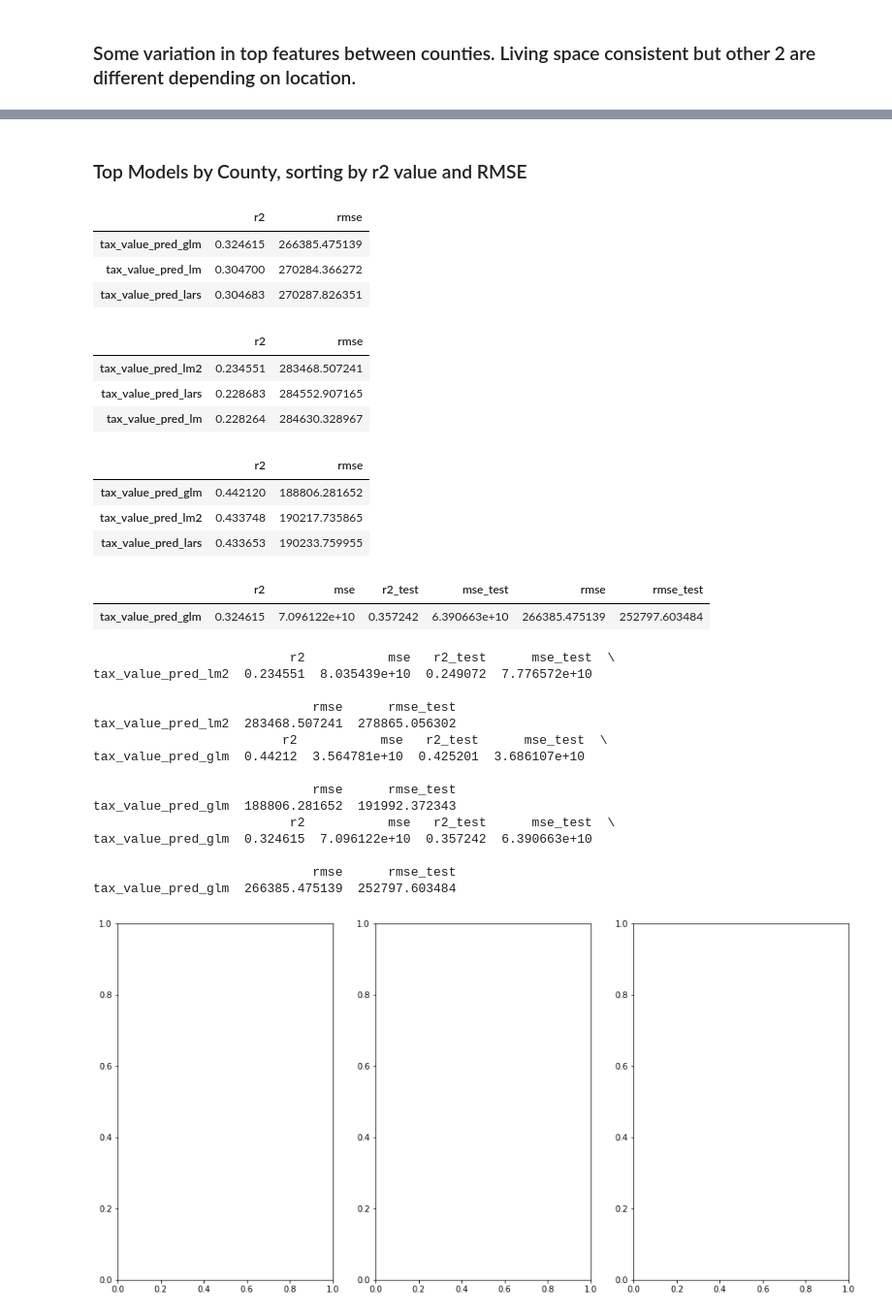
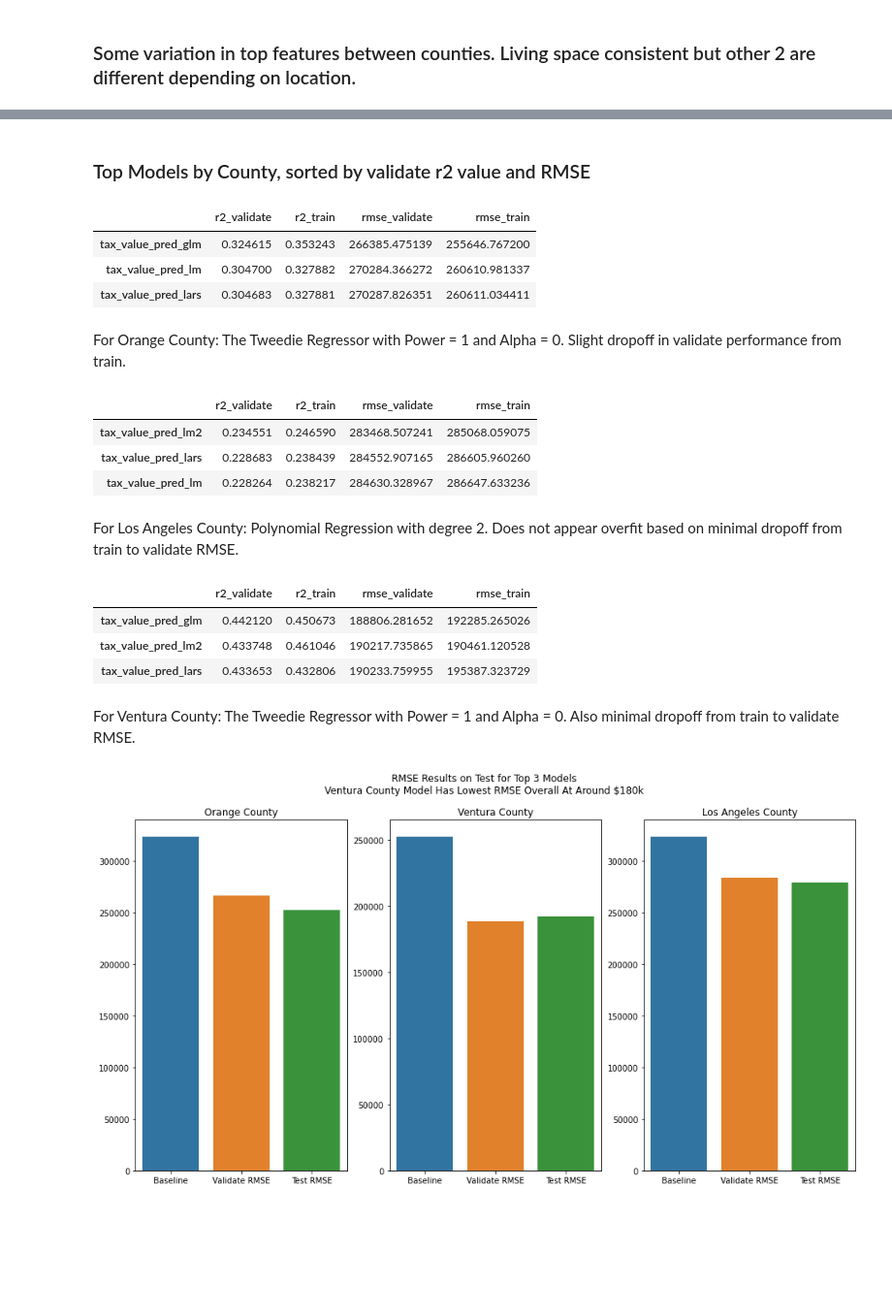
Before and after one commit to jesse-d-marder/regression-project, a Jupyter notebook: final_report.ipynb, the cells around one changed output, grey strips where cells are left out. Shown at 97% size. Drawn from its saved outputs; the diff is of its cells as text; code cells hidden in the pictures; blank space fills up the shorter version.

```diff
--- a/final_report.ipynb
+++ b/final_report.ipynb
@@ -179,0 +192,5 @@ Orange County Top Features:
+# %%
+# Using mean was superior for all counties
+for county in set(train.county):
+    print(county)
+    print('Baseline:',all_results[county].loc['tax_value_pred_mean']['rmse_validate'])
@@ -180,54 +204,39 @@ Orange County Top Features:
 # %% [markdown]
-### Top Models by County, sorting by r2 value and RMSE
+### Top Models by County, sorted by validate r2 value and RMSE
 # %%
-all_results['Orange County'].sort_values(by='r2',ascending=False).iloc[1:4][['r2','rmse']]
+all_results['Orange County'].sort_values(by='r2_validate',ascending=False).iloc[1:4][['r2_validate','r2_train','rmse_validate','rmse_train']]
 # %% [output]
-|  | r2 | rmse |
-| tax_value_pred_glm | 0.324615 | 266385.475139 |
-| tax_value_pred_lm | 0.304700 | 270284.366272 |
-| tax_value_pred_lars | 0.304683 | 270287.826351 |
+|  | r2_validate | r2_train | rmse_validate | rmse_train |
+| tax_value_pred_glm | 0.324615 | 0.353243 | 266385.475139 | 255646.767200 |
+| tax_value_pred_lm | 0.304700 | 0.327882 | 270284.366272 | 260610.981337 |
+| tax_value_pred_lars | 0.304683 | 0.327881 | 270287.826351 | 260611.034411 |
+# %% [markdown]
+For Orange County: The Tweedie Regressor with Power = 1 and Alpha = 0. Slight dropoff in validate performance from train.
 # %%
-all_results['Los Angeles County'].sort_values(by='r2',ascending=False).iloc[1:4][['r2','rmse']]
+all_results['Los Angeles County'].sort_values(by='r2_validate',ascending=False).iloc[1:4][['r2_validate','r2_train','rmse_validate','rmse_train']]
 # %% [output]
-|  | r2 | rmse |
-| tax_value_pred_lm2 | 0.234551 | 283468.507241 |
-| tax_value_pred_lars | 0.228683 | 284552.907165 |
-| tax_value_pred_lm | 0.228264 | 284630.328967 |
+|  | r2_validate | r2_train | rmse_validate | rmse_train |
+| tax_value_pred_lm2 | 0.234551 | 0.246590 | 283468.507241 | 285068.059075 |
+| tax_value_pred_lars | 0.228683 | 0.238439 | 284552.907165 | 286605.960260 |
+| tax_value_pred_lm | 0.228264 | 0.238217 | 284630.328967 | 286647.633236 |
+# %% [markdown]
+For Los Angeles County: Polynomial Regression with degree 2. Does not appear overfit based on minimal dropoff from train to validate RMSE.
 # %%
-all_results['Ventura County'].sort_values(by='r2',ascending=False).iloc[1:4][['r2','rmse']]
+all_results['Ventura County'].sort_values(by='r2_validate',ascending=False).iloc[1:4][['r2_validate','r2_train','rmse_validate','rmse_train']]
 # %% [output]
-|  | r2 | rmse |
-| tax_value_pred_glm | 0.442120 | 188806.281652 |
-| tax_value_pred_lm2 | 0.433748 | 190217.735865 |
-| tax_value_pred_lars | 0.433653 | 190233.759955 |
+|  | r2_validate | r2_train | rmse_validate | rmse_train |
+| tax_value_pred_glm | 0.442120 | 0.450673 | 188806.281652 | 192285.265026 |
+| tax_value_pred_lm2 | 0.433748 | 0.461046 | 190217.735865 | 190461.120528 |
+| tax_value_pred_lars | 0.433653 | 0.432806 | 190233.759955 | 195387.323729 |
-# %%
-top = all_results['Orange County'].sort_values(by='r2',ascending=False).iloc[1:].head(1)
-# %%
-top
-# %% [output]
-|  | r2 | mse | r2_test | mse_test | rmse | rmse_test |
-| tax_value_pred_glm | 0.324615 | 7.096122e+10 | 0.357242 | 6.390663e+10 | 266385.475139 | 252797.603484 |
+# %% [markdown]
+For Ventura County: The Tweedie Regressor with Power = 1 and Alpha = 0. Also minimal dropoff from train to validate RMSE.
 # %%
 fig, ax = plt.subplots(1,3, figsize = (16,8))
 
 for i, county in enumerate(set(train.county)):
-    top = all_results[county].sort_values(by='r2',ascending=False).iloc[1:].head(1)
-    print(top)
-    # sns.barplot(data = top,x = ['rmse','rmse_test'], ax=ax[i])
+    top = all_results[county].sort_values(by='r2_validate',ascending=False).iloc[1:].head(1)
+    sns.barplot(x = ['Baseline','Validate RMSE','Test RMSE'], y = [all_results[county].loc['tax_value_pred_mean']['rmse_validate'], top.rmse_validate.values[0],top.rmse_test.values[0]], ax=ax[i])
+    ax[i].set_title(county)
+    plt.suptitle('RMSE Results on Test for Top 3 Models\nVentura County Model Has Lowest RMSE Overall At Around $180k')
 # %% [output]
-                          r2           mse   r2_test      mse_test  \
-tax_value_pred_lm2  0.234551  8.035439e+10  0.249072  7.776572e+10
-
-                             rmse      rmse_test
-tax_value_pred_lm2  283468.507241  278865.056302
-                         r2           mse   r2_test      mse_test  \
-tax_value_pred_glm  0.44212  3.564781e+10  0.425201  3.686107e+10
-
-                             rmse      rmse_test
-tax_value_pred_glm  188806.281652  191992.372343
-                          r2           mse   r2_test      mse_test  \
-tax_value_pred_glm  0.324615  7.096122e+10  0.357242  6.390663e+10
-
-                             rmse      rmse_test
-tax_value_pred_glm  266385.475139  252797.603484
-[figure, old version]
+[figure, new version]
```
Also changed, not shown: parts of 14 cells of this notebook, 4 other files.
